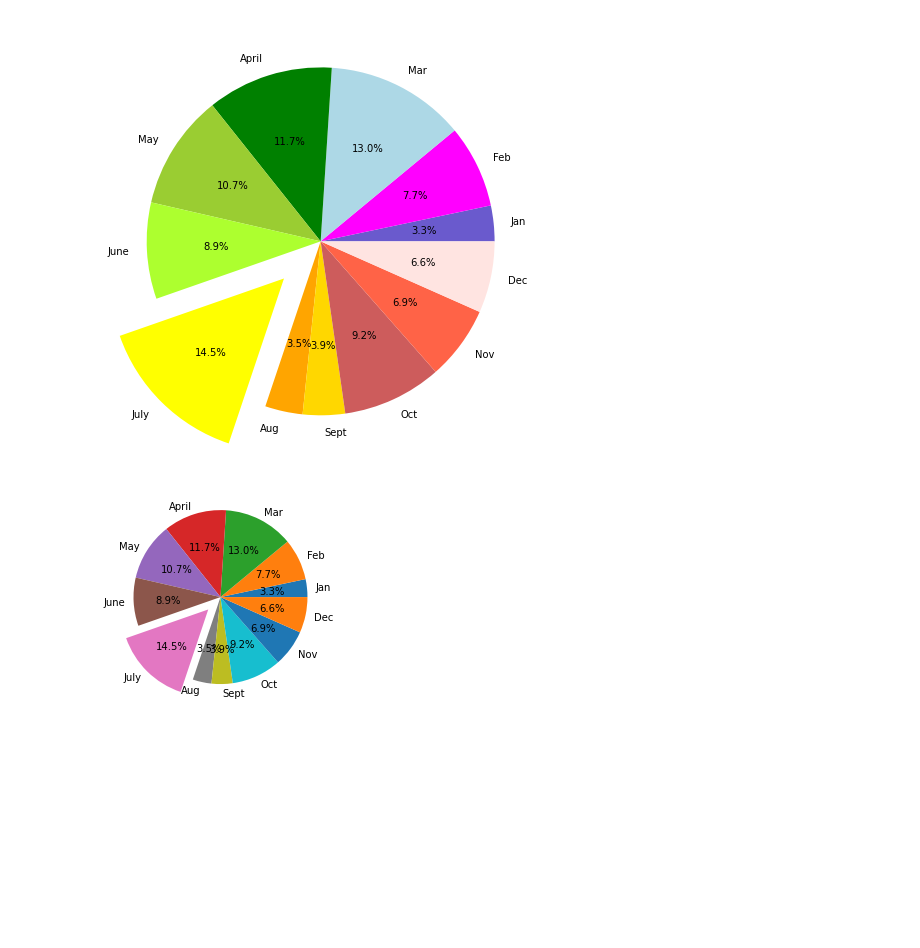
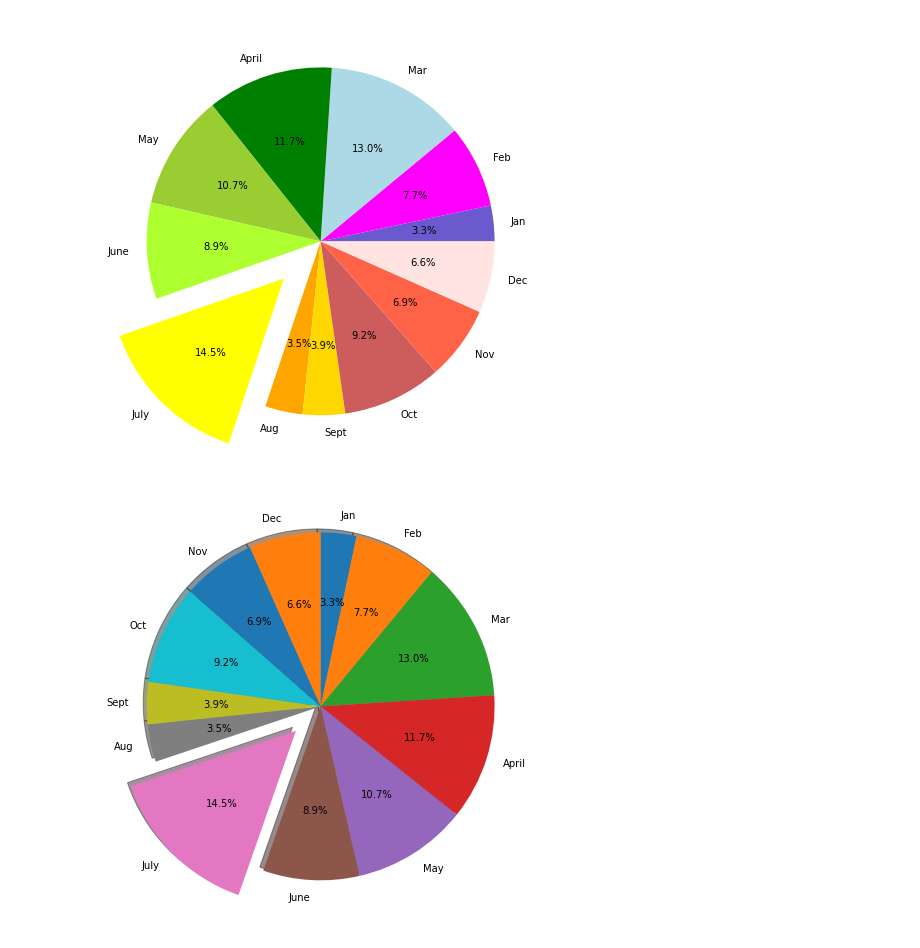
Before and after one commit to shaileeM/PyBer_Analysis, a Jupyter notebook: matplotlib_practice.ipynb, the cells around one changed output. Cells and saved outputs as stored; diff of their text form; code cells hidden in the pictures; blank space fills up the shorter version.

Commit message:
pie chart

```diff
--- a/matplotlib_practice.ipynb
+++ b/matplotlib_practice.ipynb
@@ -201,8 +201,9 @@ plt.show()
 # %%
 #create pie chart using object oriented method
 fig,ax=plt.subplots(figsize=(8,8))
 explode_values=[0,0,0,0,0,0,0.2,0,0,0,0,0]
-ax.pie(y_axis,labels=x_axis,explode=explode_values,autopct='%.1f%%')
+ax.pie(y_axis,labels=x_axis,explode=explode_values,autopct='%.1f%%', shadow="true", startangle=270,counterclock="false")
+plt.gca().invert_yaxis()
 plt.show()
 # %% [output]
-[figure, old version]
+[figure, new version]
```
Also changed, not shown: parts of 1 cell of this notebook.
